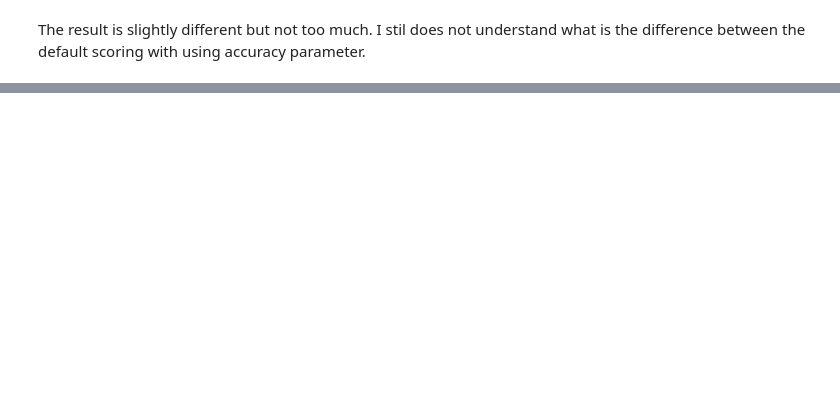
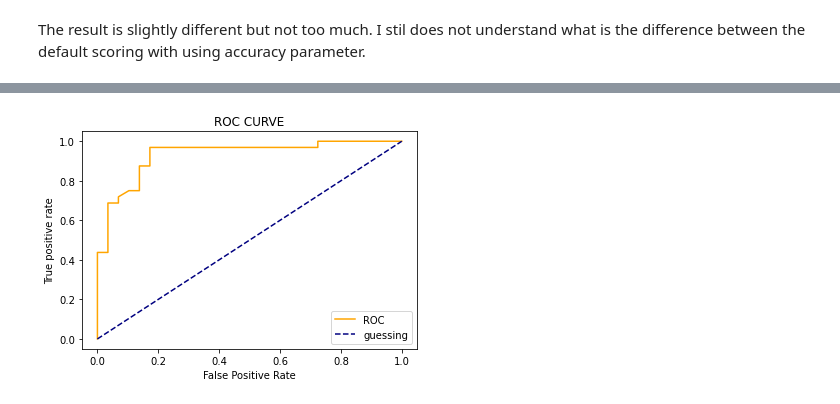
Before and after one commit to m00racle/zero-to-mastery-ml, a Jupyter notebook: section-2-data-science-and-ml-tools/Scikit-Learn-Evaluating-Model.ipynb, the cells around one changed output, grey strips where cells are left out. Drawn from its saved outputs; the diff is of its cells as text; code cells hidden in the pictures; blank space fills up the shorter version.

Commit message:
ROC and AUC classifier metrics

```diff
--- a/section-2-data-science-and-ml-tools/Scikit-Learn-Evaluating-Model.ipynb
+++ b/section-2-data-science-and-ml-tools/Scikit-Learn-Evaluating-Model.ipynb
@@ -302,0 +335,7 @@ Let's have a look at each of these. We'll bring down the classification code fro
+# %%
+# import
+from sklearn.metrics import roc_curve
+
+# we will use probabilities as the y_score of the roc_curve
+y_probs = rfc.predict_proba(heart_X_test)
+y_probs[:5]
@@ -302,0 +348,4 @@ Let's have a look at each of these. We'll bring down the classification code fro
+# %%
+# I will only use probabilities for the positive class only
+y_probs = y_probs[:,1]
+y_probs
@@ -302,0 +367,6 @@ Let's have a look at each of these. We'll bring down the classification code fro
+# %%
+# calculate the fpr, tpr, and treshold
+fpr, tpr, treshold = roc_curve(heart_y_test, y_probs)
+
+# check the false positive rate:
+fpr
@@ -302,0 +385,27 @@ Let's have a look at each of these. We'll bring down the classification code fro
+# %%
+import matplotlib.pyplot as plt
+# I choose pyplot since this is simple single ROC plot and no axis control needed nor complex chart produced
+
+# make the function to plot ROC
+
+def plot_roc_curve(fpr, tpr):
+    """
+    Plots a ROC curve given the false positive rate and true positive rate of a classifier
+    The x axis should be the false positive rate (fpr)
+    The y axis should be the true positive rate (tpr)
+    """
+    # plotting the curve
+    plt.plot(fpr, tpr, color='orange', label='ROC')
+    # plotting the line with no predictive power (baseline)
+    plt.plot([0,1], [0,1], color='navy', label='guessing', linestyle = '--')
+    # customize
+    plt.xlabel('False Positive Rate')
+    plt.ylabel('True positive rate')
+    plt.title('ROC CURVE')
+    plt.legend()
+    plt.show()
+
+# now let's test one using the available fpr tpr:
+plot_roc_curve(fpr, tpr)
+# %% [output]
+[figure, added]
```
Also changed, not shown: parts of 17 cells of this notebook.
